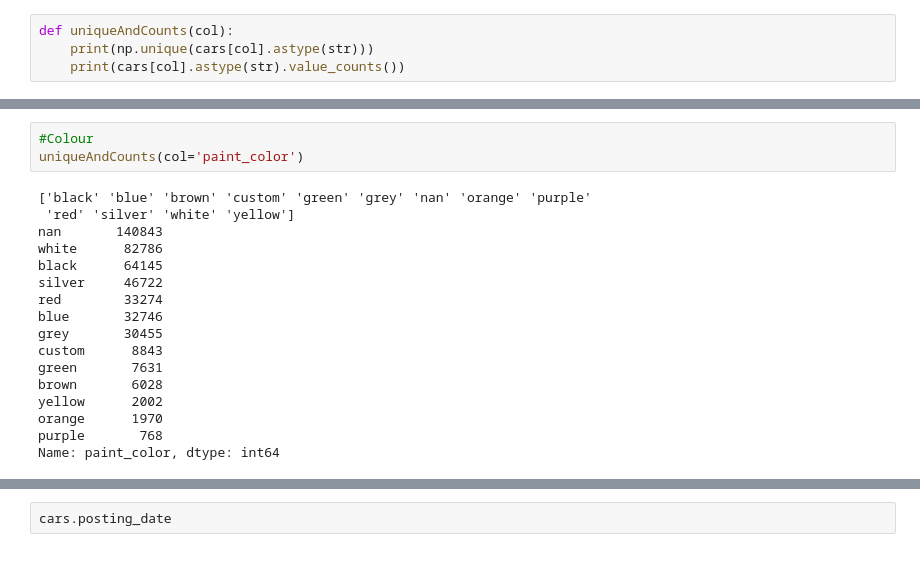
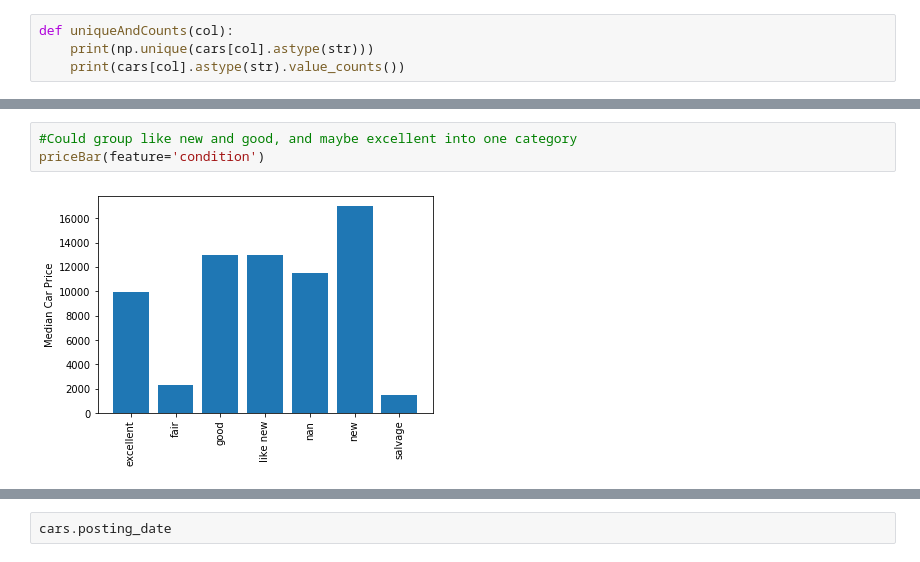
Before and after one commit to kanitjompuk40/GroupWork, a Jupyter notebook: DataMining/Cars_Matt.ipynb, the cells around one changed output, grey strips where cells are left out. Cells and saved outputs as stored; diff of their text form.

```diff
--- a/DataMining/Cars_Matt.ipynb
+++ b/DataMining/Cars_Matt.ipynb
@@ -259,20 +233,5 @@ Name: type, dtype: int64
-# %%
-#Colour
-uniqueAndCounts(col='paint_color')
-# %% [output]
-['black' 'blue' 'brown' 'custom' 'green' 'grey' 'nan' 'orange' 'purple'
- 'red' 'silver' 'white' 'yellow']
-nan       140843
-white      82786
-black      64145
-silver     46722
-red        33274
-blue       32746
-grey       30455
-custom      8843
-green       7631
-brown       6028
-yellow      2002
-orange      1970
-purple       768
-Name: paint_color, dtype: int64
+# %%
+#Could group like new and good, and maybe excellent into one category
+priceBar(feature='condition')
+# %% [output]
+[figure, added]
```
Also changed, not shown: parts of 32 cells of this notebook.
